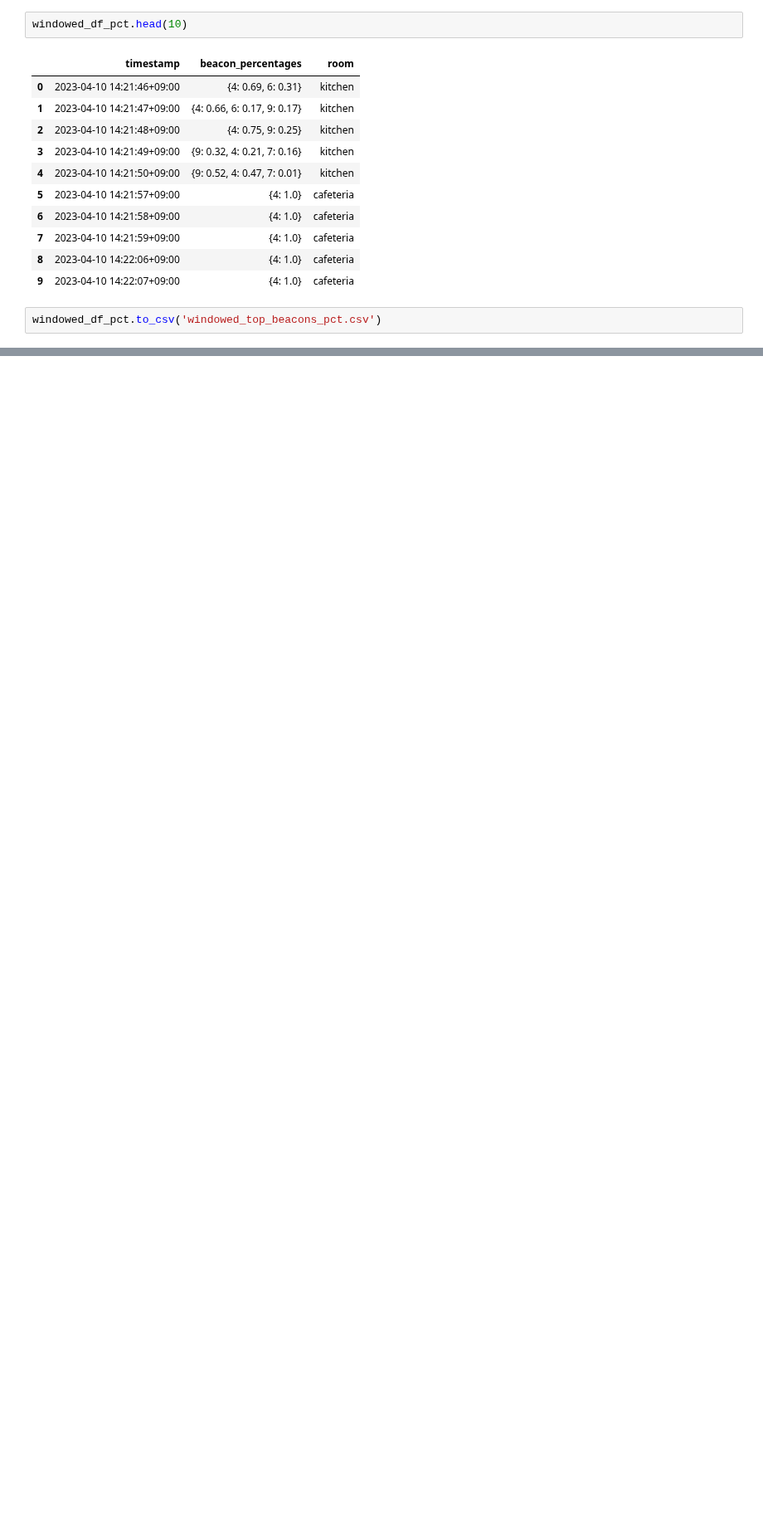
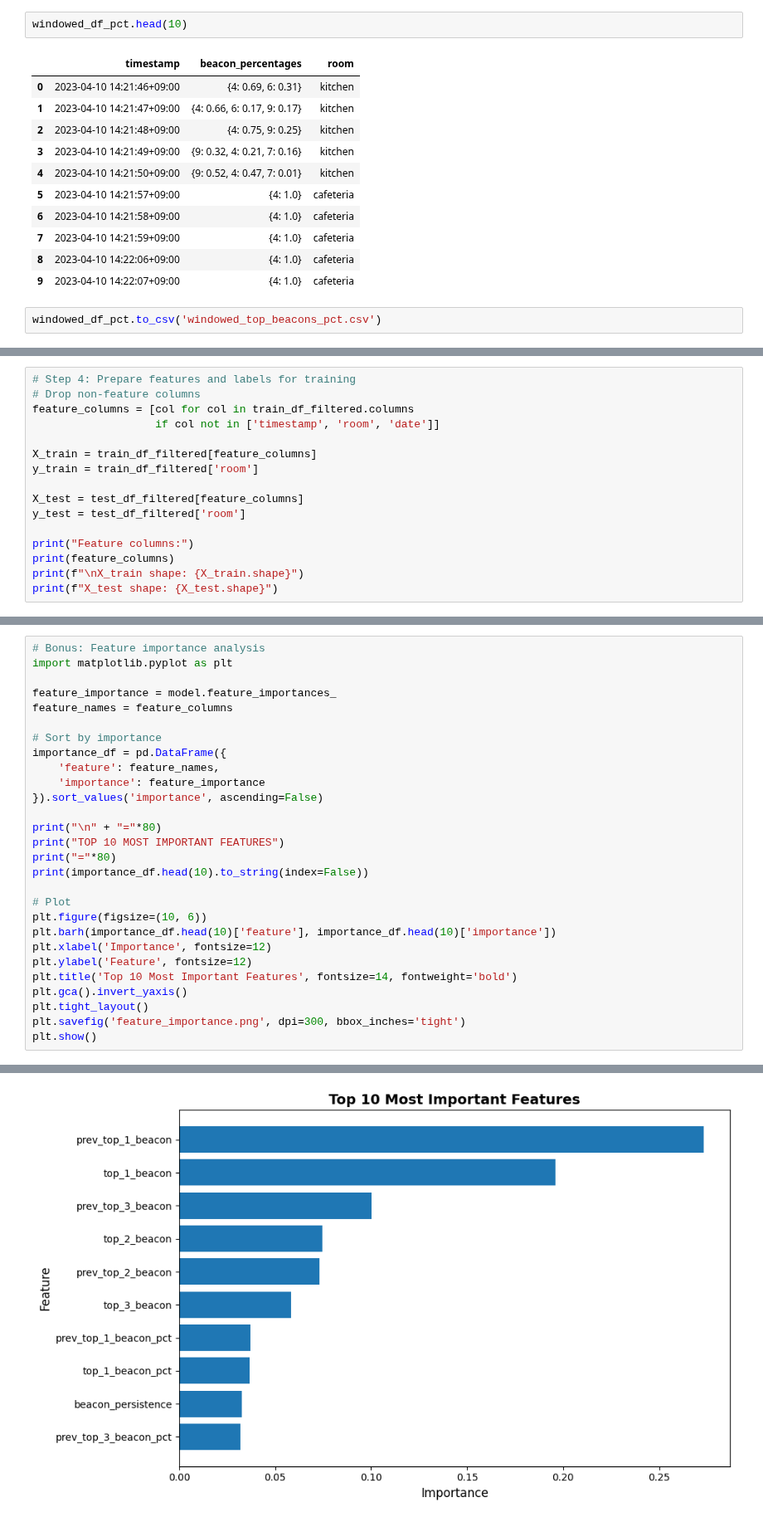
Before and after one commit to minhtrietcancode/abc-challenge-2026-location-classification, a Jupyter notebook: analysis/distribution_analysis.ipynb, the cells around one changed output, grey strips where cells are left out. Shown at 83% size. Cells and saved outputs as stored; diff of their text form; blank space fills up the shorter version.

```diff
--- a/analysis/distribution_analysis.ipynb
+++ b/analysis/distribution_analysis.ipynb
@@ -235,0 +397,16 @@ windowed_df_pct.to_csv('windowed_top_beacons_pct.csv')
+# %%
+# Step 4: Prepare features and labels for training
+# Drop non-feature columns
+feature_columns = [col for col in train_df_filtered.columns
+                   if col not in ['timestamp', 'room', 'date']]
+
+X_train = train_df_filtered[feature_columns]
+y_train = train_df_filtered['room']
+
+X_test = test_df_filtered[feature_columns]
+y_test = test_df_filtered['room']
+
+print("Feature columns:")
+print(feature_columns)
+print(f"\nX_train shape: {X_train.shape}")
+print(f"X_test shape: {X_test.shape}")
@@ -235,0 +516,29 @@ windowed_df_pct.to_csv('windowed_top_beacons_pct.csv')
+# %%
+# Bonus: Feature importance analysis
+import matplotlib.pyplot as plt
+
+feature_importance = model.feature_importances_
+feature_names = feature_columns
+
+# Sort by importance
+importance_df = pd.DataFrame({
+    'feature': feature_names,
+    'importance': feature_importance
+}).sort_values('importance', ascending=False)
+
+print("\n" + "="*80)
+print("TOP 10 MOST IMPORTANT FEATURES")
+print("="*80)
+print(importance_df.head(10).to_string(index=False))
+
+# Plot
+plt.figure(figsize=(10, 6))
+plt.barh(importance_df.head(10)['feature'], importance_df.head(10)['importance'])
+plt.xlabel('Importance', fontsize=12)
+plt.ylabel('Feature', fontsize=12)
+plt.title('Top 10 Most Important Features', fontsize=14, fontweight='bold')
+plt.gca().invert_yaxis()
+plt.tight_layout()
+plt.savefig('feature_importance.png', dpi=300, bbox_inches='tight')
+plt.show()
+# %% [output]
@@ -235,0 +559 @@ windowed_df_pct.to_csv('windowed_top_beacons_pct.csv')
+[figure, added]
```
Also changed, not shown: parts of 8 cells of this notebook, 1 other file.
